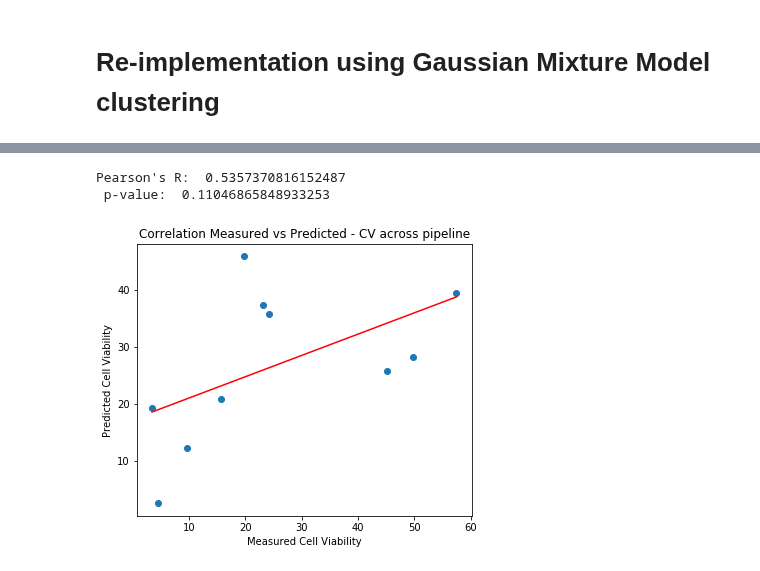
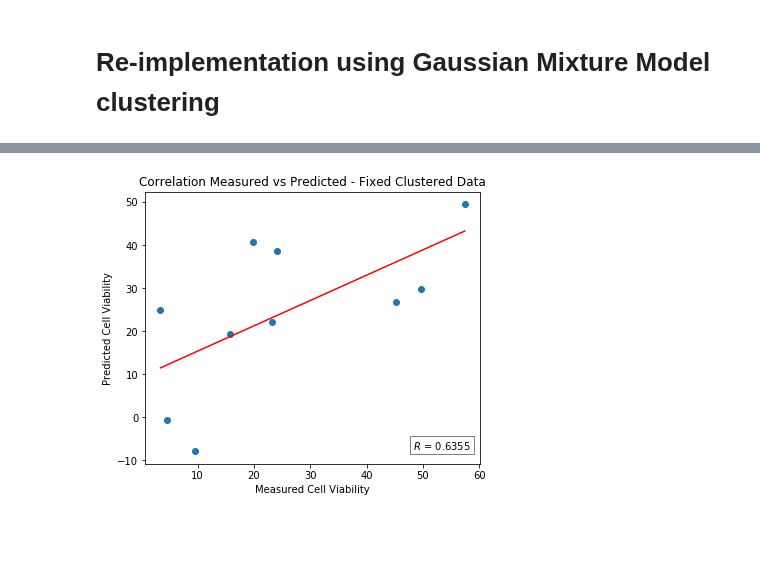
Before and after one commit to meyer-lab/DDMC, a Jupyter notebook: Figure2_gmmPLSR.ipynb, the cells around one changed output, grey strips where cells are left out. Cells and saved outputs as stored; diff of their text form; code cells hidden in the pictures; blank space fills up the shorter version.

```diff
--- a/Figure2_gmmPLSR.ipynb
+++ b/Figure2_gmmPLSR.ipynb
@@ -113,15 +95,11 @@ PC1_scores, PC2_scores = X_scores[:, 0], X_scores[:, 1]
 PC1_xload, PC2_xload = gmm_plsr.named_steps.plsr.x_loadings_[:, 0], gmm_plsr.named_steps.plsr.x_loadings_[:, 1]
 PC1_yload, PC2_yload = gmm_plsr.named_steps.plsr.y_loadings_[:, 0], gmm_plsr.named_steps.plsr.y_loadings_[:, 1]
 # %%
-fig, axs = plt.subplots(1,1,figsize=(6,5))
-MeasuredVsPredicted_LOOCVplot(data, Y_cv, gmm_plsr, fig, "none", axs)
-plt.title("Correlation Measured vs Predicted - CV across pipeline")
-plt.xlabel("Measured Cell Viability")
-plt.ylabel("Predicted Cell Viability");
+fig, ax = plt.subplots(1,1,figsize=(6,5))
+plotMeasuredVsPredicted(ax, gmm_plsr, centers, Y_cv)
+plt.title("Correlation Measured vs Predicted - Fixed Clustered Data");
 # %% [output]
-Pearson's R:  0.5357370816152487
- p-value:  0.11046865848933253
-[figure, old version]
+[figure, new version]
 # %%
 fig, axs = plt.subplots(1, 2,figsize=(12,6))
 
```
Also changed, not shown: parts of 7 cells of this notebook, 1 other file.
